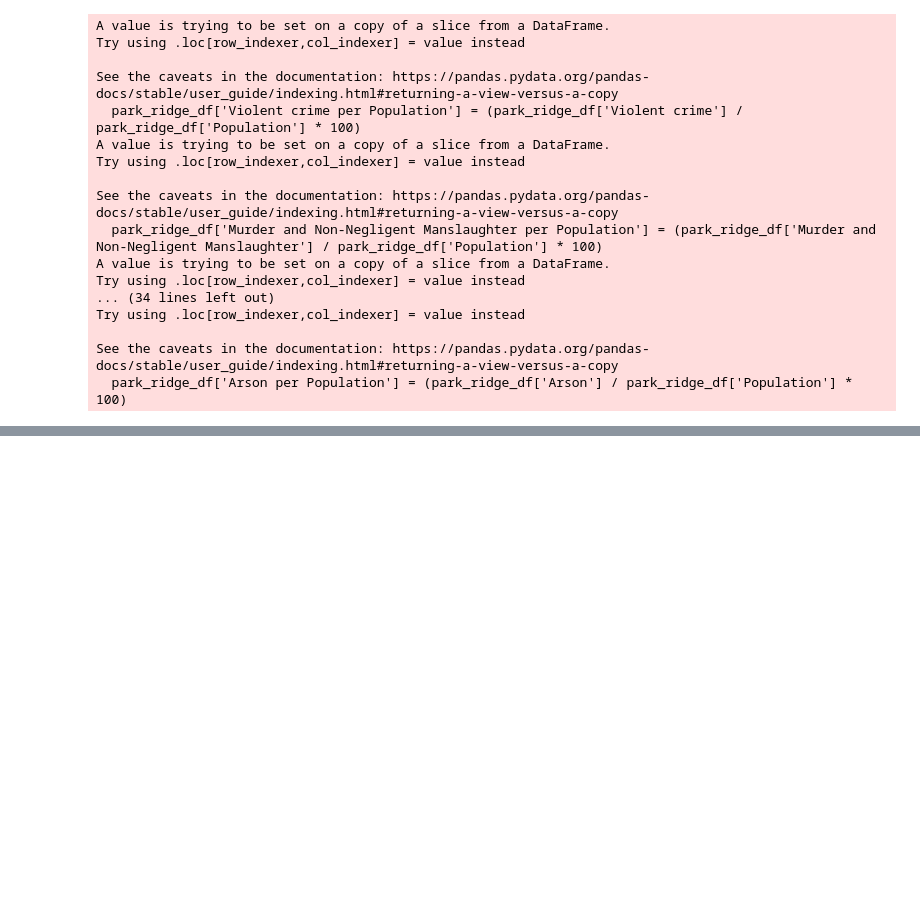
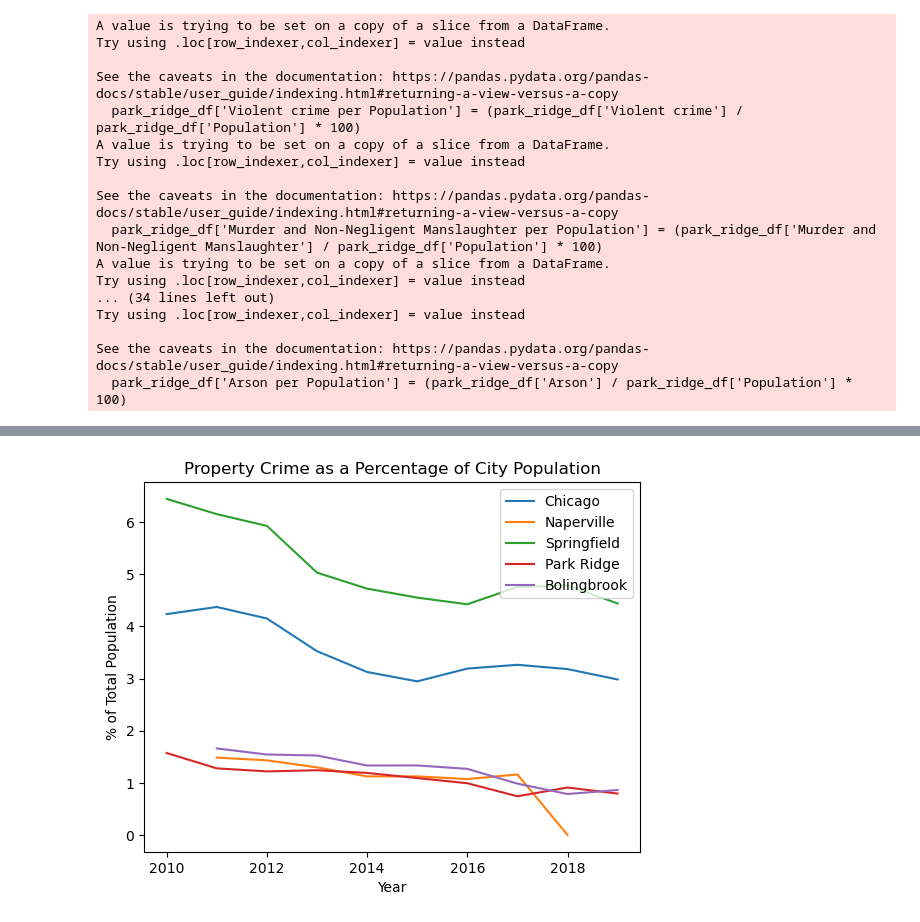
Before and after one commit to Expopanda/Project_1, a Jupyter notebook: andrew_analysis_updated.ipynb, the cells around one changed output, grey strips where cells are left out. Saved outputs shown, nothing was run; the diff lists cells and outputs as text; code cells hidden in the pictures; blank space fills up the shorter version.

```diff
--- a/andrew_analysis_updated.ipynb
+++ b/andrew_analysis_updated.ipynb
@@ -484,0 +481,25 @@ Index(['City', 'Year', 'Population', 'Violent crime',
+# %%
+# make variables for x and y for Property Crime and use them to create line plot
+# to illustrate the trend over the year provided
+chi_x = chicago_df['Year']
+chi_property_y = chicago_df['Property crime per Population']
+naperville_x = naperville_df['Year']
+naperville_property_y = naperville_df['Property crime per Population']
+springfield_x = springfield_df['Year']
+springfield_property_y = springfield_df['Property crime per Population']
+park_ridge_x = park_ridge_df['Year']
+park_ridge_property_y = park_ridge_df['Property crime per Population']
+bolingbrook_x = bolingbrook_df['Year']
+bolingbrook_property_y = bolingbrook_df['Property crime per Population']
+plt.plot(chi_x, chi_property_y,label='Chicago')
+plt.plot(naperville_x, naperville_property_y, label='Naperville')
+plt.plot(springfield_x, springfield_property_y, label='Springfield')
+plt.plot(park_ridge_x, park_ridge_property_y, label='Park Ridge')
+plt.plot(bolingbrook_x, bolingbrook_property_y, label='Bolingbrook')
+plt.xlabel('Year')
+plt.ylabel('% of Total Population')
+plt.title('Property Crime as a Percentage of City Population')
+plt.legend()
+plt.savefig('Property_Crime.png')
+# %% [output]
+[figure, added]
```
Also changed, not shown: parts of 20 cells of this notebook, 10 other files.
